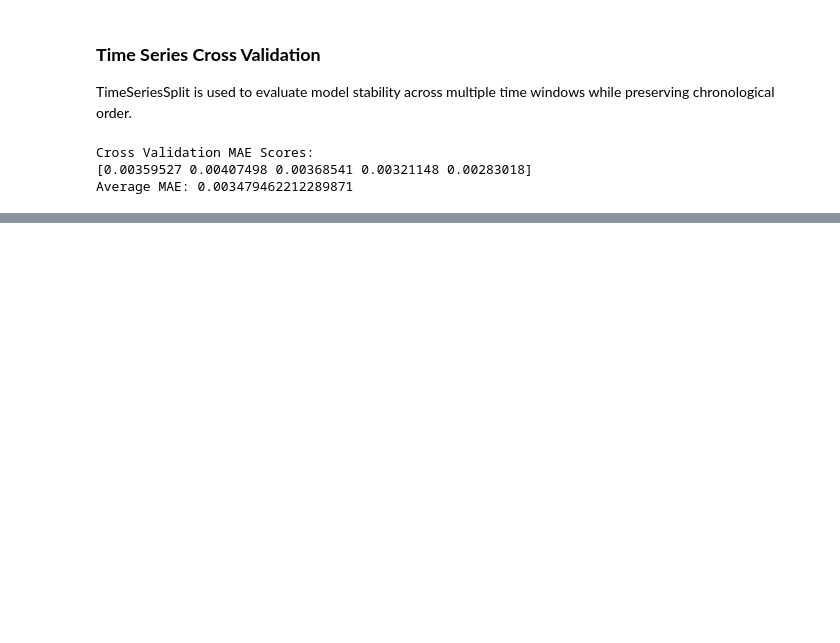
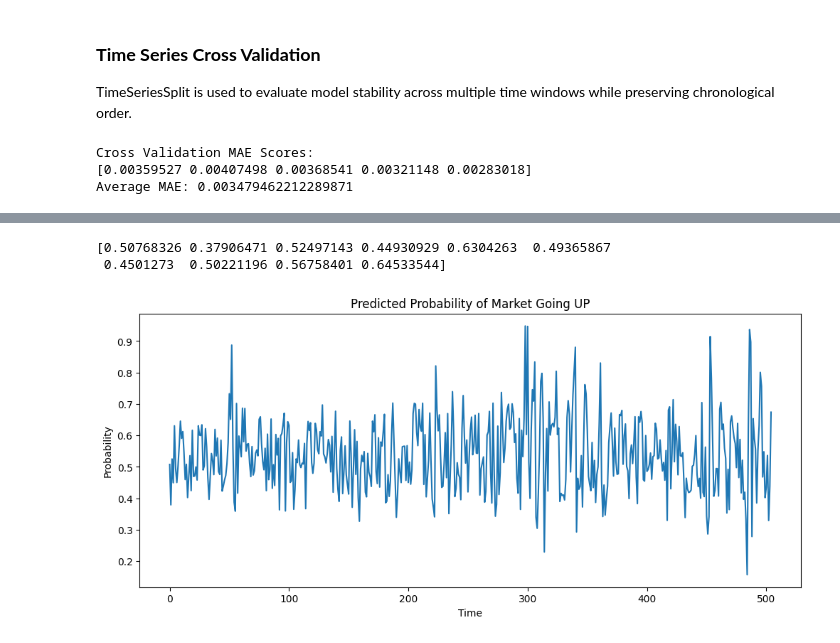
Before and after one commit to Assesa44/Stock-Market-Prediction, a Jupyter notebook: notebooks/notebook.ipynb, the cells around one changed output, grey strips where cells are left out. Saved outputs shown, nothing was run; the diff lists cells and outputs as text; code cells hidden in the pictures; blank space fills up the shorter version.

```diff
--- a/notebooks/notebook.ipynb
+++ b/notebooks/notebook.ipynb
@@ -2151,0 +2298,17 @@ Average MAE: 0.003479462212289871
+# %%
+# probability of market going UP
+probabilities = log_model.predict_proba(X_val_scaled)[:, 1]
+
+print(probabilities[:10])
+# %% [output]
+[0.50768326 0.37906471 0.52497143 0.44930929 0.6304263  0.49365867
+ 0.4501273  0.50221196 0.56758401 0.64533544]
+# %%
+plt.figure(figsize=(12,5))
+plt.plot(probabilities)
+plt.title("Predicted Probability of Market Going UP")
+plt.ylabel("Probability")
+plt.xlabel("Time")
+plt.show()
+# %% [output]
+[figure, added]
```
Also changed, not shown: parts of 22 cells of this notebook.
